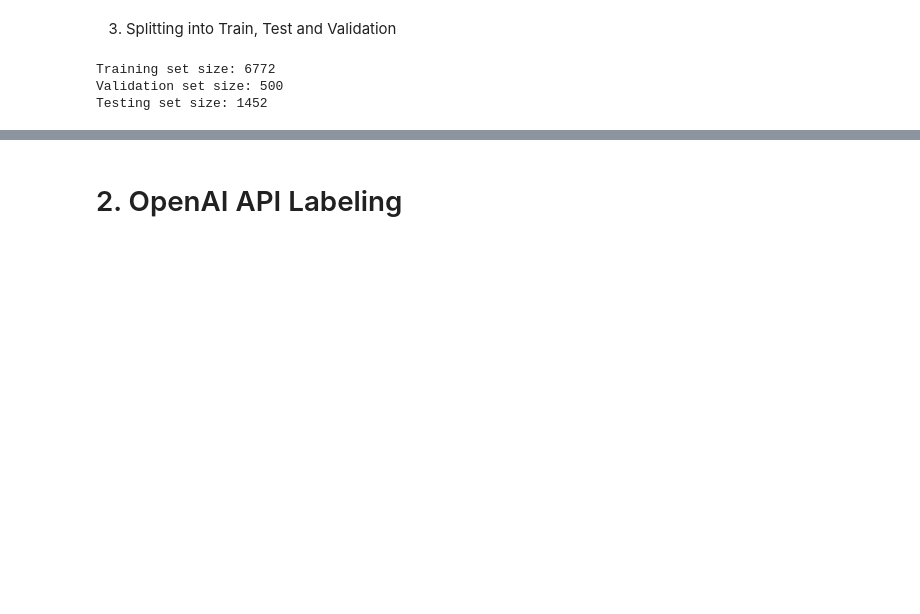
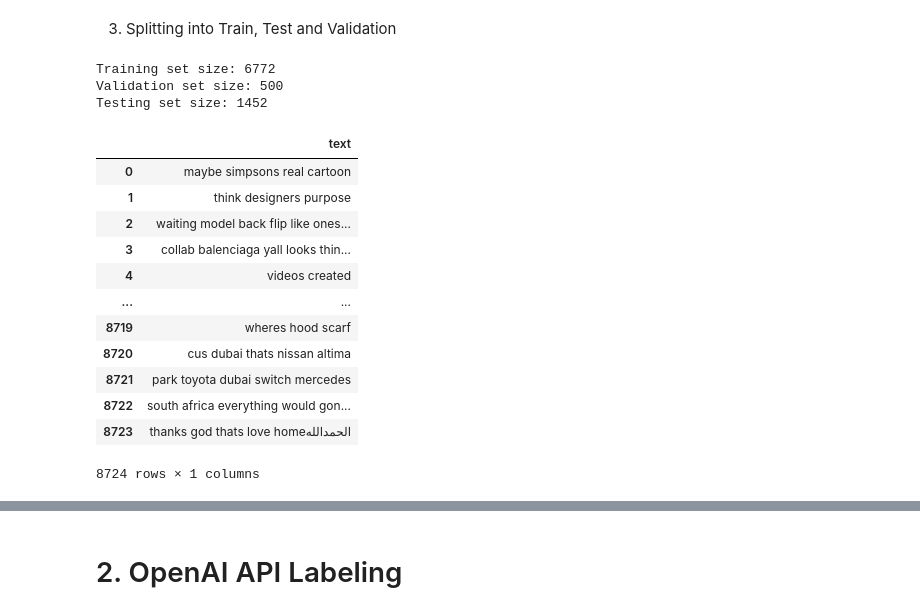
Before and after one commit to mimo2025/488FinalProject, a Jupyter notebook: data_processing.ipynb, the cells around one changed output, grey strips where cells are left out. Saved outputs shown, nothing was run; the diff lists cells and outputs as text; code cells hidden in the pictures; blank space fills up the shorter version.

```diff
--- a/data_processing.ipynb
+++ b/data_processing.ipynb
@@ -127,3 +133,28 @@ print(f"Testing set size: {len(test_df)}")
 Training set size: 6772
 Validation set size: 500
 Testing set size: 1452
+# %%
+### Spliting data into training, validation and testing sets
+filtered_df = pd.read_csv('filtered_data.csv')
+
+# First, separate out a random 500 rows for validation
+validation_df = filtered_df.iloc[-500::,:]
+
+# Now, split the remaining data into training and testing sets
+train_test_df = filtered_df.iloc[0:-500,:]
+# %%
+filtered_df
+# %% [output]
+|  | text |
+| 0 | maybe simpsons real cartoon |
+| 1 | think designers purpose |
+| 2 | waiting model back flip like ones... |
+| 3 | collab balenciaga yall looks thin... |
+| 4 | videos created |
+| ... | ... |
+| 8719 | wheres hood scarf |
+| 8720 | cus dubai thats nissan altima |
+| 8721 | park toyota dubai switch mercedes |
+| 8722 | south africa everything would gon... |
+| 8723 | thanks god thats love homeالحمدالله |
+8724 rows × 1 columns
```
Also changed, not shown: parts of 14 cells of this notebook, 4 other files.
